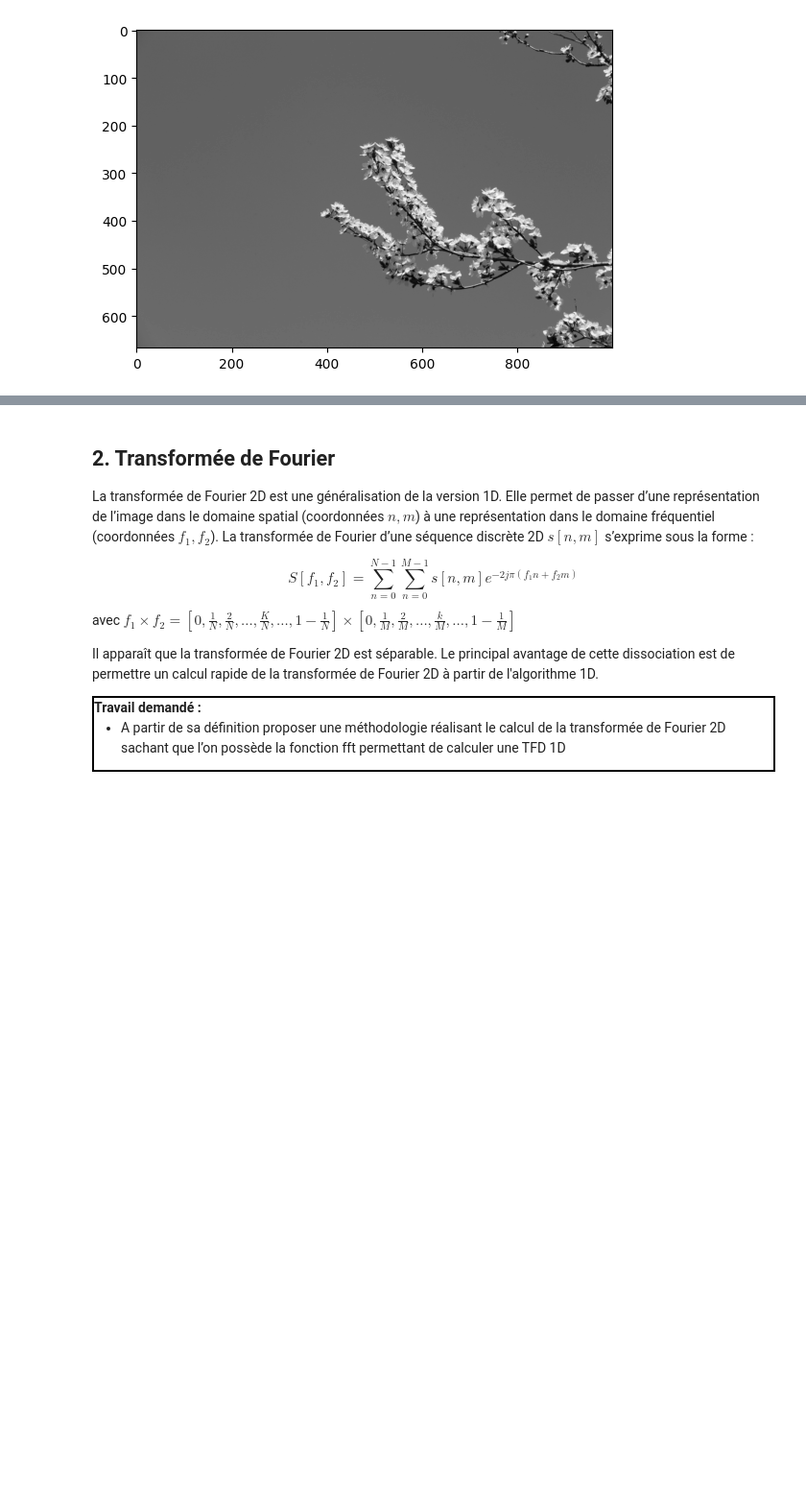
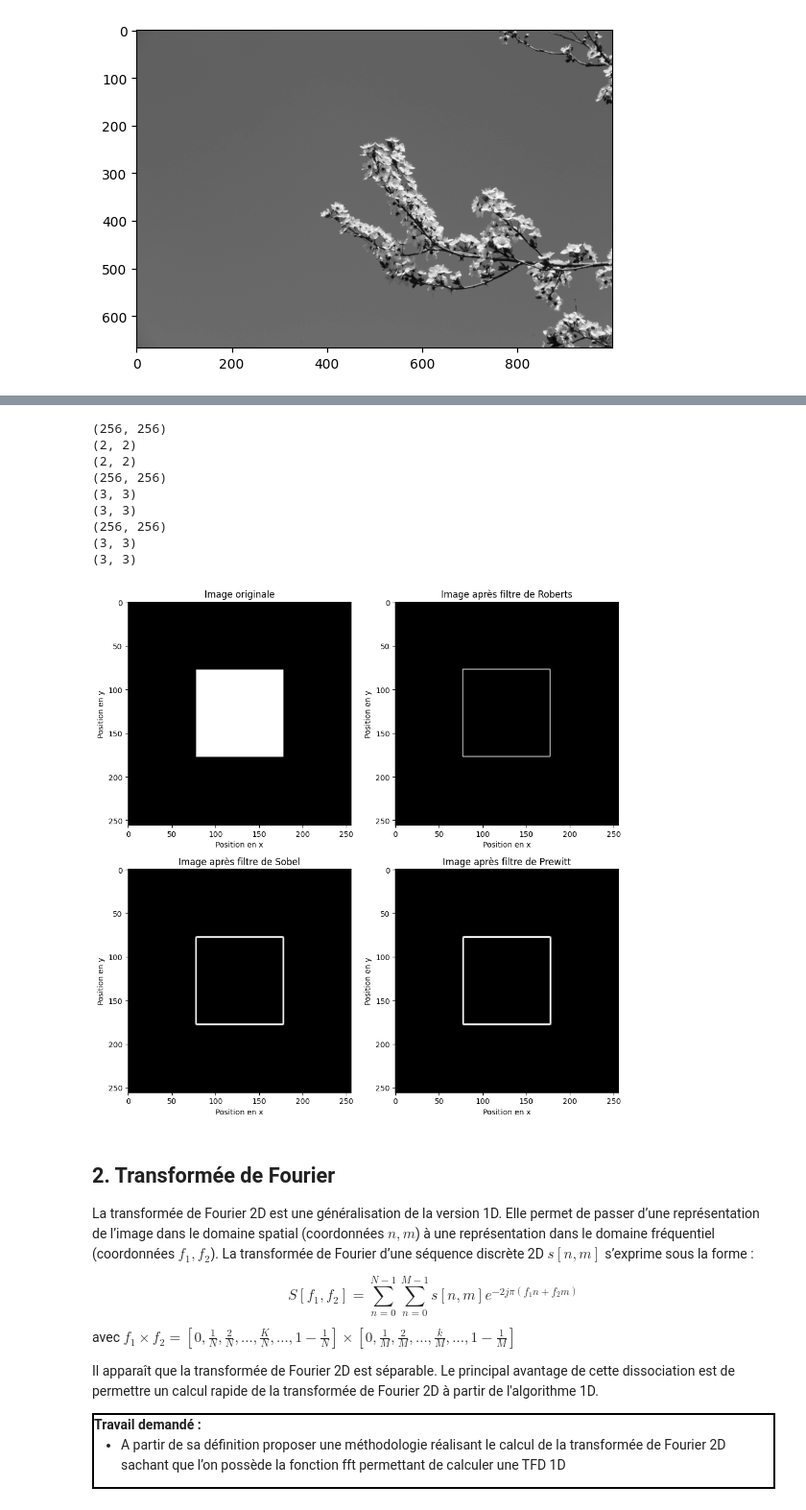
Before and after one commit to ArnoBidet/image-tp, a Jupyter notebook: TP/BIDET_TP1.ipynb, the cells around one changed output, grey strips where cells are left out. Shown at 96% size. Saved outputs shown, nothing was run; the diff lists cells and outputs as text; code cells hidden in the pictures; blank space fills up the shorter version.

```diff
--- a/TP/BIDET_TP1.ipynb
+++ b/TP/BIDET_TP1.ipynb
@@ -134,3 +213,83 @@ $$
+# %%
+def mask_applier(img, vert_mask, hor_mask):
+
+    vertical = ndimage.convolve( img, vert_mask )
+    horizontal = ndimage.convolve( img, hor_mask )
+    edged_img = np.sqrt( np.square(horizontal) + np.square(vertical))
+    return edged_img
+
+def gen_mire():
+    mire = np.zeros((256, 256, 3), dtype=np.uint8)
+    white_square_size = 100
+    start_point = (256 - white_square_size) // 2
+    mire[start_point:start_point + white_square_size, start_point:start_point + white_square_size] = [255, 255, 255]
+    return mire
+
+
+
+roberts_mask_ver = np.array([[-1, 0],
+                             [0, 1]])
+roberts_mask_hor = np.array([[0, -1],
+                             [1, 0]])
+sobel_mask_ver = np.array([[1,0,-1],
+                       [2,0,-2],
+                       [1,0,-1]])
+sobel_mask_hor = np.array([[1,2,1],
+                       [0,0,0],
+                       [-1,-2,-1]])
+prewitt_mask_ver = np.array([[1,0,-1],
+                         [1,0,-1],
+                         [1,0,-1]])
+prewitt_mask_hor = np.array([[1,1,1],
+                            [0,0,0],
+                            [-1,-1,-1]])
+
+img_mire = gen_mire()
+img_mire_gray = cv.cvtColor(img_mire, cv.COLOR_RGB2GRAY)
+plt.figure(figsize=(10, 10))
+plt.subplot(2, 2, 1)
+plt.imshow(img_mire)
+plt.title("Image originale")
+plt.xlabel("Position en x")
+plt.ylabel("Position en y")
+
+plt.subplot(2, 2, 2)
+result = mask_applier(img_mire_gray,roberts_mask_ver, roberts_mask_hor)
+plt.imshow(result, cmap='gray')
+plt.title("Image après filtre de Roberts")
+plt.xlabel("Position en x")
+plt.ylabel("Position en y")
+
+
+
+plt.subplot(2, 2, 3)
+result = mask_applier(cv.cvtColor(img_mire,cv.COLOR_RGB2GRAY),sobel_mask_hor, sobel_mask_ver)
+plt.imshow(result, cmap='gray')
+plt.title("Image après filtre de Sobel")
+plt.xlabel("Position en x")
+plt.ylabel("Position en y")
+
+
+plt.subplot(2, 2, 4)
+result = mask_applier(cv.cvtColor(img_mire,cv.COLOR_RGB2GRAY),prewitt_mask_hor, prewitt_mask_ver)
+plt.imshow(result, cmap='gray')
+plt.title("Image après filtre de Prewitt")
+plt.xlabel("Position en x")
+plt.ylabel("Position en y")
+
+plt.tight_layout()
+plt.show()
+# %% [output]
+(256, 256)
+(2, 2)
+(2, 2)
+(256, 256)
+(3, 3)
+(3, 3)
+(256, 256)
+(3, 3)
+(3, 3)
+[figure, added]
 # %% [markdown]
 ## 2. Transformée de Fourier
 
```
Also changed, not shown: parts of 12 cells of this notebook, 1 other file.
